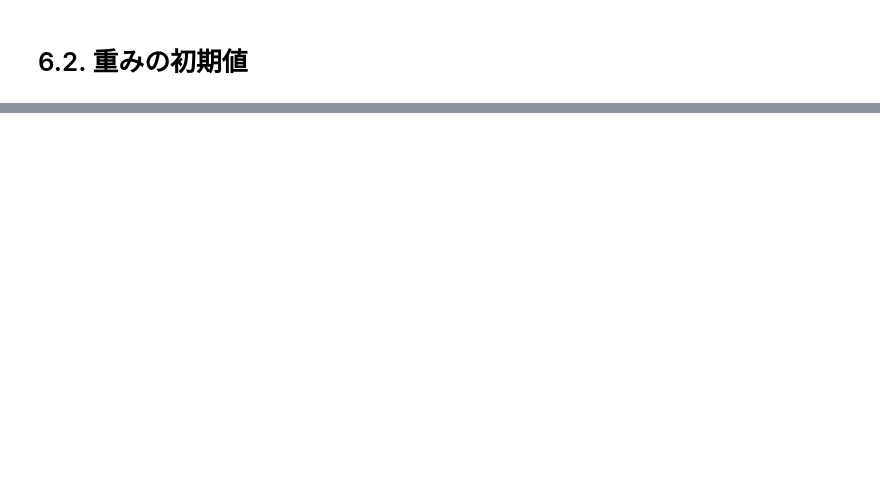
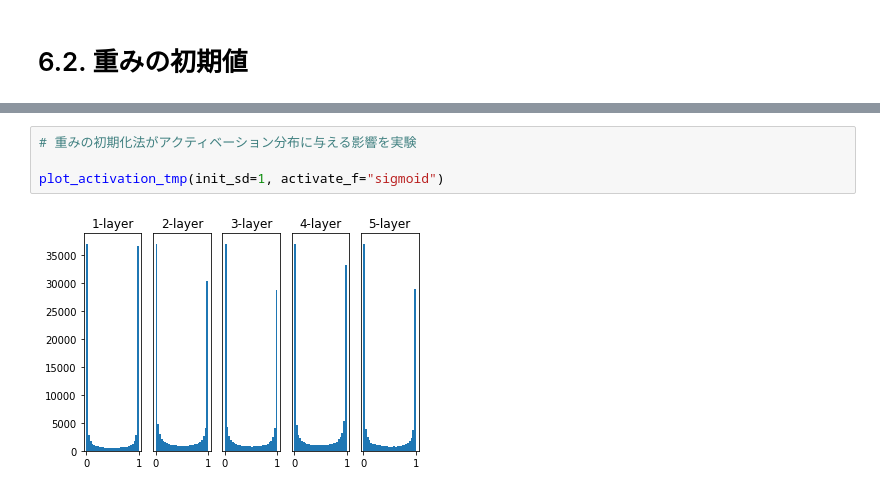
Before and after one commit to Rui-Ue/Deep-Learning-from-scratch, a Jupyter notebook: chapter_6/note_and_source.ipynb, the cells around one changed output, grey strips where cells are left out. Drawn from its saved outputs; the diff is of its cells as text; blank space fills up the shorter version.

```diff
--- a/chapter_6/note_and_source.ipynb
+++ b/chapter_6/note_and_source.ipynb
@@ -446,0 +667,6 @@ plt.show()
+# %%
+# 重みの初期化法がアクティベーション分布に与える影響を実験
+
+plot_activation_tmp(init_sd=1, activate_f="sigmoid")
+# %% [output]
+[figure, added]
```
Also changed, not shown: parts of 43 cells of this notebook, 1 other file.
